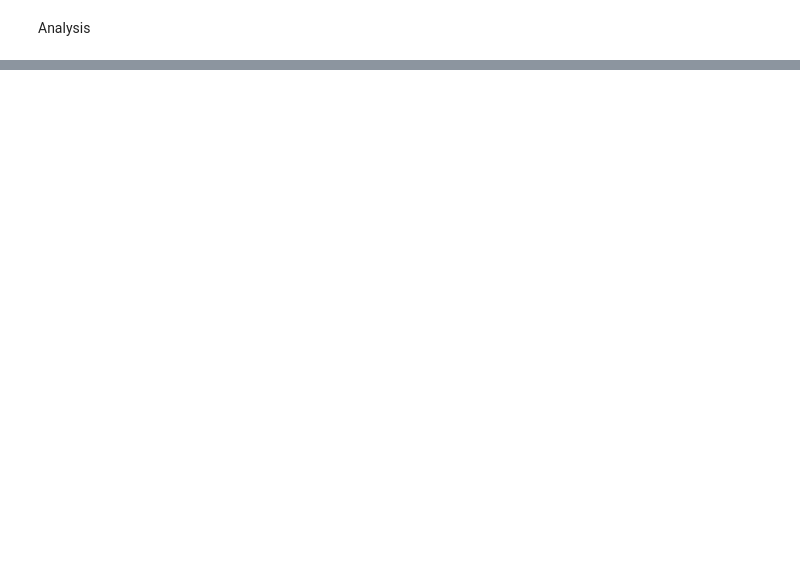
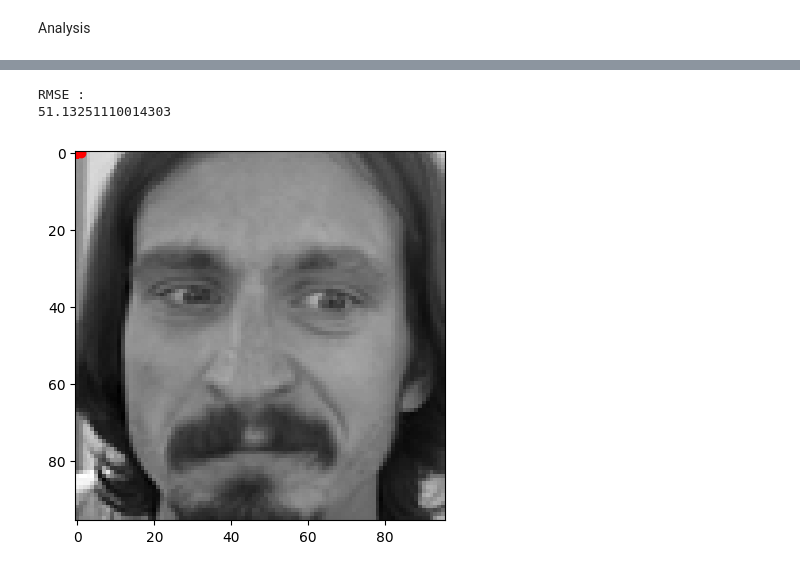
Before and after one commit to lmarieta/FaceRecognition, a Jupyter notebook: Face_recognition.ipynb, the cells around one changed output, grey strips where cells are left out. Saved outputs shown, nothing was run; the diff lists cells and outputs as text; code cells hidden in the pictures; blank space fills up the shorter version.

```diff
--- a/Face_recognition.ipynb
+++ b/Face_recognition.ipynb
@@ -84,6 +84,9 @@ if model_type == 'Single hidden layer' :
 # %% [markdown]
 Convolutions model
 # %%
+#############################
+#############################
+# Normalise x
 if model_type == 'Convolutions' :
   # Convolutional neural net with three convolutional layers and two fully connected layers
   keras.backend.clear_session()
@@ -95,36 +98,36 @@ if model_type == 'Convolutions' :
   model = keras.Sequential()
 
   # Convolutional Layer 1
-  model.add(Conv2D(16, (3, 3), activation='relu', input_shape=input_shape))
-  model.add(MaxPooling2D((3, 3)))
+  model.add(Conv2D(32, (3, 3), activation='relu', input_shape=input_shape))
+  model.add(MaxPooling2D((2, 2)))
 
   # Convolutional Layer 2
-  model.add(Conv2D(16, (3, 3), activation='relu',kernel_regularizer=l2(0.1)))
-  model.add(MaxPooling2D((3, 3)))
+  model.add(Conv2D(64, (2, 2), activation='relu'))
+  model.add(MaxPooling2D((2, 2)))
 
   # Convolutional Layer 3
-  model.add(Conv2D(16, (3, 3), activation='relu',kernel_regularizer=l2(0.1)))
-  model.add(MaxPooling2D((3, 3)))
+  model.add(Conv2D(128, (2, 2), activation='relu'))
+  model.add(MaxPooling2D((2, 2)))
 
   # Flatten the feature maps
   model.add(Flatten())
 
   # Fully Connected Layer 1
-  model.add(Dense(16, activation='relu',kernel_regularizer=l2(0.1)))
+  model.add(Dense(32, activation='relu'))
 
   # Fully Connected Layer 2
-  model.add(Dense(16, activation='relu',kernel_regularizer=l2(0.1)))
+  model.add(Dense(32, activation='relu'))
 
   # Output Layer
   model.add(Dense(y_train.shape[1], activation='softmax'))
 
   # Compile the model
-  model.compile(optimizer='adam', loss='mse', metrics=['accuracy'])
+  model.compile(optimizer=optimizer, loss='mse', metrics=['accuracy'])
 
   # Print the model summary
   model.summary()
   # stop early
-  early_stopping = EarlyStopping(monitor='loss',patience=20, restore_best_weights=True)
+  early_stopping = EarlyStopping(monitor='loss',patience=10, restore_best_weights=True)
   # reshape inputs
   x_train = x_train.to_numpy().reshape(-1, pixel_num, pixel_num, 1)
   x_test = x_test.to_numpy().reshape(-1, pixel_num, pixel_num, 1)
@@ -230,16 +231,26 @@ print('RMSE : ')
 print(rmse)
 df['RMSE'] = rmse
 df.to_csv('/content/performance.csv',mode='a')
+# %% [output]
+RMSE :
+51.13251110014303
 # %%
 df_predictions = pd.DataFrame(predictions)
 # %%
 # Plot the first image in the DataFrame
-image = np.array(x_test.iloc[1,:])  # Convert the Series to a NumPy array
-image = image.reshape((96, 96))  # Reshape the array to the desired image dimensions
-predicted_keypoints = predictions[1].reshape((15, 2))
+ii = 0 # index of the picture to display
+if model_type == 'Single hidden layer':
+  image = np.array(x_test.iloc[ii,:])  # Convert the Series to a NumPy array
+  image = image.reshape((96, 96))  # Reshape the array to the desired image dimensions
+elif model_type == 'Convolutions':
+  image = x_test[ii]
+  image = image.reshape((96, 96))
+predicted_keypoints = predictions[ii].reshape((15, 2))
 plt.scatter(predicted_keypoints[:, 0], predicted_keypoints[:, 1], c='r', marker='o')
 plt.imshow(image, cmap='gray')
 plt.show()
+# %% [output]
+[figure, added]
 # %%
 from pandas.io.parsers.readers import read_csv
 # Extract data for output
```
Also changed, not shown: parts of 7 cells of this notebook.
